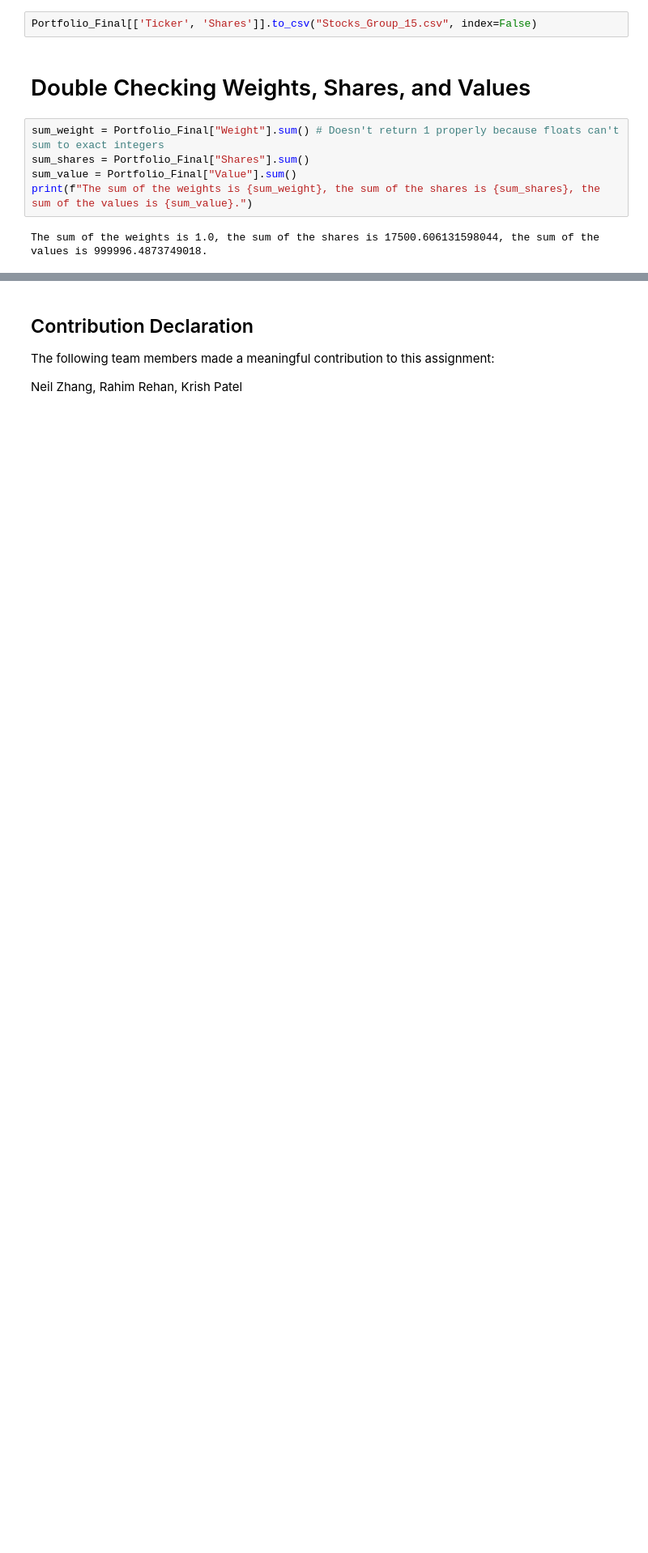
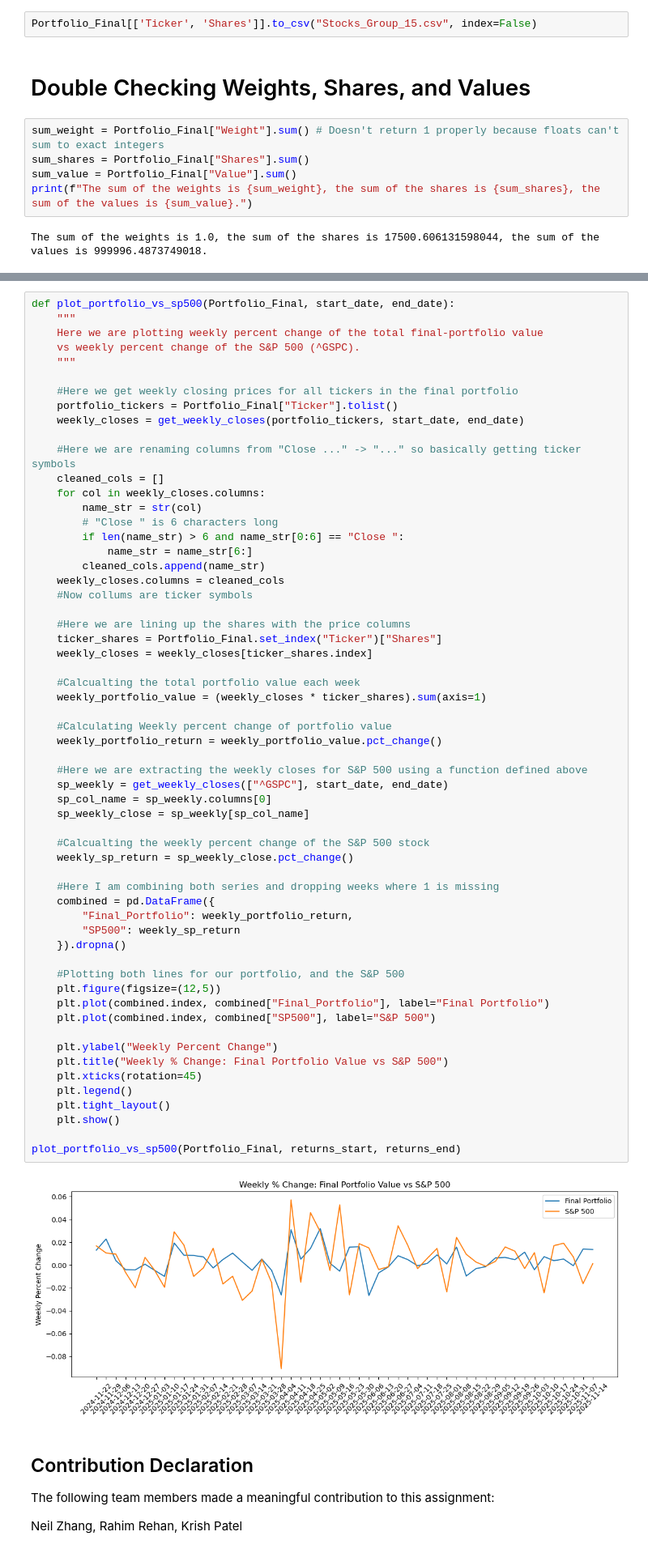
Before and after one commit to neilhaoyuan/risk-constrained-portfolio-optimizer, a Jupyter notebook: Team_15_Assignment.ipynb, the cells around one changed output, grey strips where cells are left out. Shown at 81% size. Saved outputs shown, nothing was run; the diff lists cells and outputs as text; blank space fills up the shorter version.

```diff
--- a/Team_15_Assignment.ipynb
+++ b/Team_15_Assignment.ipynb
@@ -998,4 +1007,65 @@ plot_metric_comparison(filtered_metrics, final_metrics)
 [figure]
+# %%
+def plot_portfolio_vs_sp500(Portfolio_Final, start_date, end_date):
+    """
+    Here we are plotting weekly percent change of the total final-portfolio value
+    vs weekly percent change of the S&P 500 (^GSPC).
+    """
+
+    #Here we get weekly closing prices for all tickers in the final portfolio
+    portfolio_tickers = Portfolio_Final["Ticker"].tolist()
+    weekly_closes = get_weekly_closes(portfolio_tickers, start_date, end_date)
+
+    #Here we are renaming columns from "Close ..." -> "..." so basically getting ticker symbols
+    cleaned_cols = []
+    for col in weekly_closes.columns:
+        name_str = str(col)
+        # "Close " is 6 characters long
+        if len(name_str) > 6 and name_str[0:6] == "Close ":
+            name_str = name_str[6:]
+        cleaned_cols.append(name_str)
+    weekly_closes.columns = cleaned_cols
+    #Now collums are ticker symbols
+
+    #Here we are lining up the shares with the price columns
+    ticker_shares = Portfolio_Final.set_index("Ticker")["Shares"]
+    weekly_closes = weekly_closes[ticker_shares.index]
+
+    #Calcualting the total portfolio value each week
+    weekly_portfolio_value = (weekly_closes * ticker_shares).sum(axis=1)
+
+    #Calculating Weekly percent change of portfolio value
+    weekly_portfolio_return = weekly_portfolio_value.pct_change()
+
+    #Here we are extracting the weekly closes for S&P 500 using a function defined above
+    sp_weekly = get_weekly_closes(["^GSPC"], start_date, end_date)
+    sp_col_name = sp_weekly.columns[0]
+    sp_weekly_close = sp_weekly[sp_col_name]
+
+    #Calcualting the weekly percent change of the S&P 500 stock
+    weekly_sp_return = sp_weekly_close.pct_change()
+
+    #Here I am combining both series and dropping weeks where 1 is missing
+    combined = pd.DataFrame({
+        "Final_Portfolio": weekly_portfolio_return,
+        "SP500": weekly_sp_return
+    }).dropna()
+
+    #Plotting both lines for our portfolio, and the S&P 500
+    plt.figure(figsize=(12,5))
+    plt.plot(combined.index, combined["Final_Portfolio"], label="Final Portfolio")
+    plt.plot(combined.index, combined["SP500"], label="S&P 500")
+
+    plt.ylabel("Weekly Percent Change")
+    plt.title("Weekly % Change: Final Portfolio Value vs S&P 500")
+    plt.xticks(rotation=45)
+    plt.legend()
+    plt.tight_layout()
+    plt.show()
+
+plot_portfolio_vs_sp500(Portfolio_Final, returns_start, returns_end)
+# %% [output]
+[figure, added]
 # %% [markdown]
 ## Contribution Declaration
 
```
Also changed, not shown: parts of 4 cells of this notebook.
